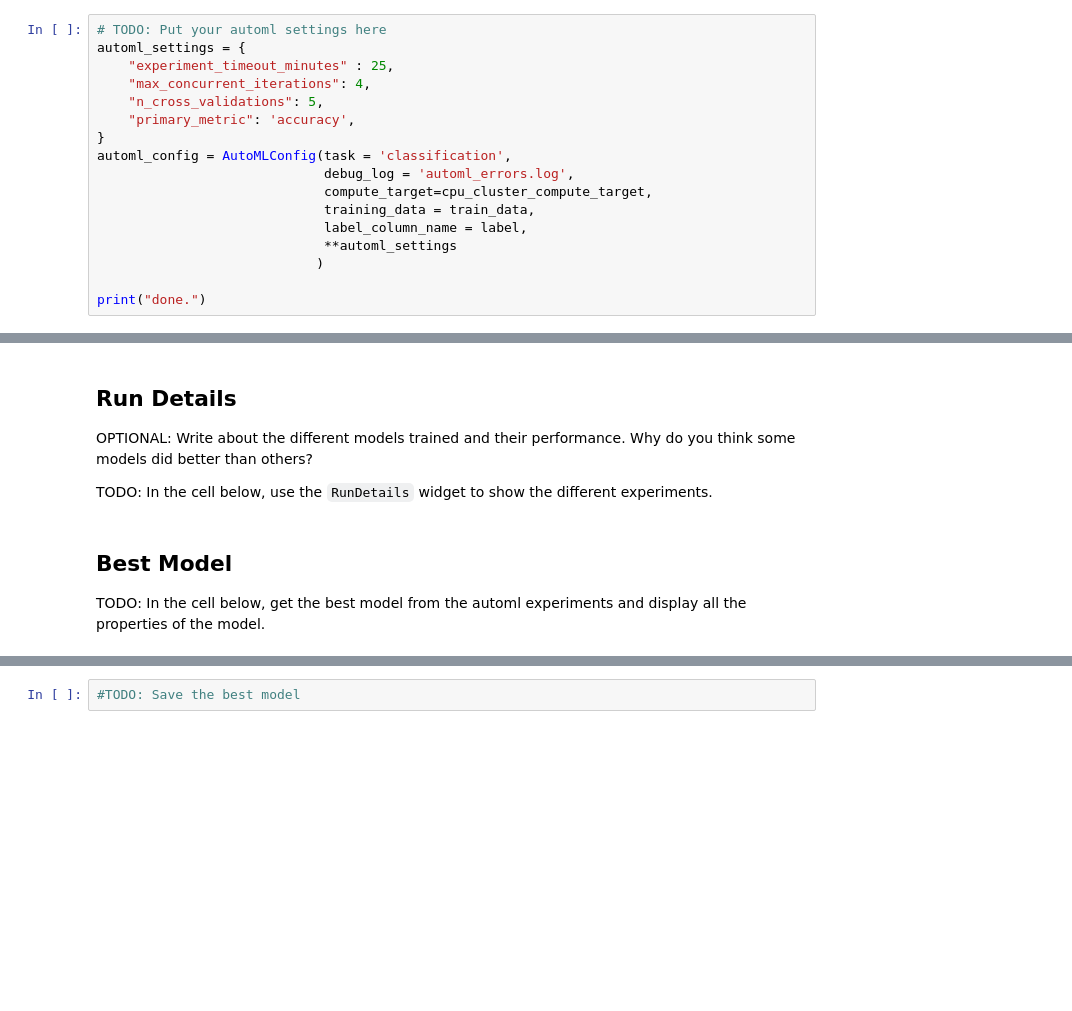
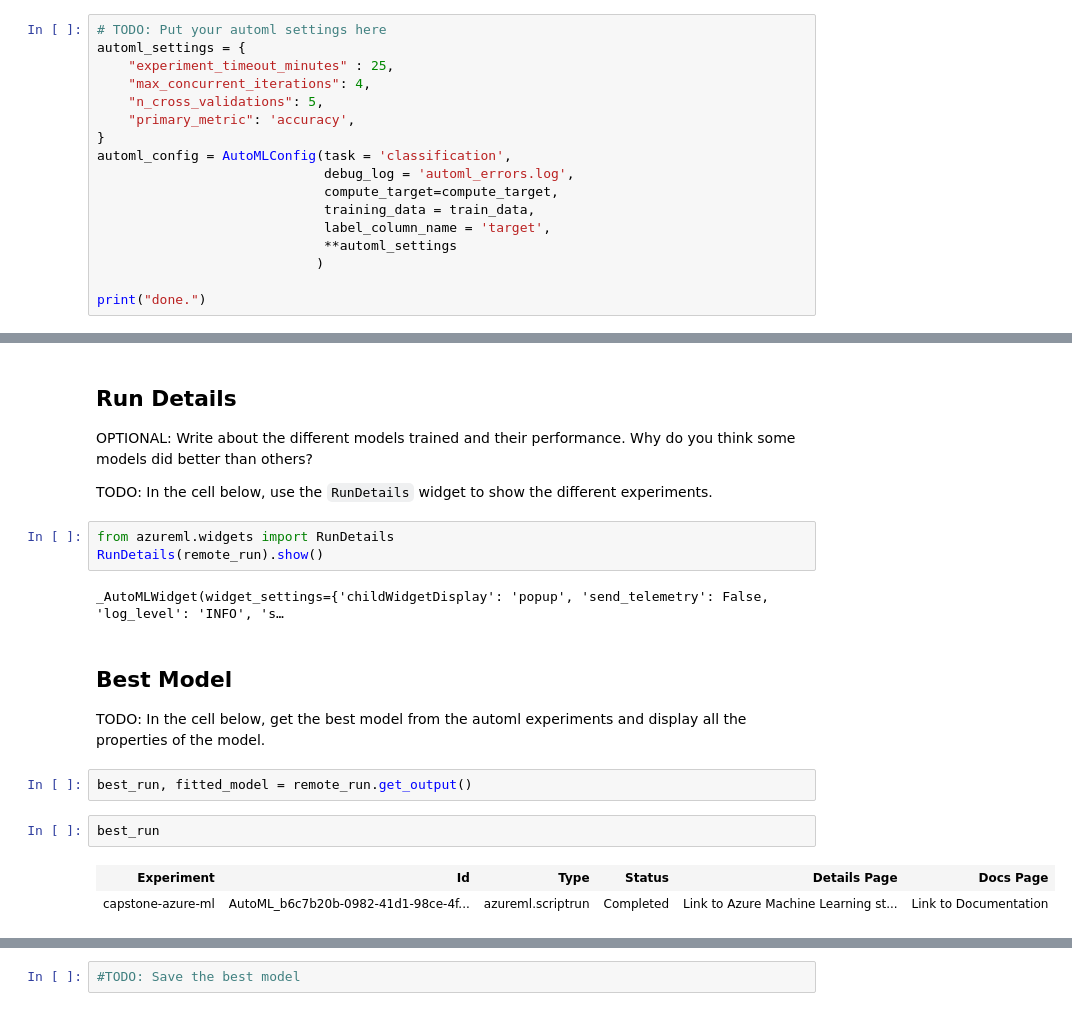
Before and after one commit to krishula/AzureMLCapstone, a Jupyter notebook: automl.ipynb, the cells around one changed output, grey strips where cells are left out. Saved outputs shown, nothing was run; the diff lists cells and outputs as text; blank space fills up the shorter version.

```diff
--- a/automl.ipynb
+++ b/automl.ipynb
@@ -130,9 +135,9 @@ automl_settings = {
 }
 automl_config = AutoMLConfig(task = 'classification',
                              debug_log = 'automl_errors.log',
-                             compute_target=cpu_cluster_compute_target,
+                             compute_target=compute_target,
                              training_data = train_data,
-                             label_column_name = label,
+                             label_column_name = 'target',
                              **automl_settings
                             )
 
@@ -153,7 +171,19 @@ ConfigException: ConfigException:
 OPTIONAL: Write about the different models trained and their performance. Why do you think some models did better than others?
 
 TODO: In the cell below, use the `RunDetails` widget to show the different experiments.
+# %%
+from azureml.widgets import RunDetails
+RunDetails(remote_run).show()
+# %% [output]
+_AutoMLWidget(widget_settings={'childWidgetDisplay': 'popup', 'send_telemetry': False, 'log_level': 'INFO', 's…
 # %% [markdown]
 ## Best Model
 
 TODO: In the cell below, get the best model from the automl experiments and display all the properties of the model.
+# %%
+best_run, fitted_model = remote_run.get_output()
+# %%
+best_run
+# %% [output]
+| Experiment | Id | Type | Status | Details Page | Docs Page |
+| capstone-azure-ml | AutoML_b6c7b20b-0982-41d1-98ce-4f... | azureml.scriptrun | Completed | Link to Azure Machine Learning st... | Link to Documentation |
```
Also changed, not shown: parts of 7 cells of this notebook.
